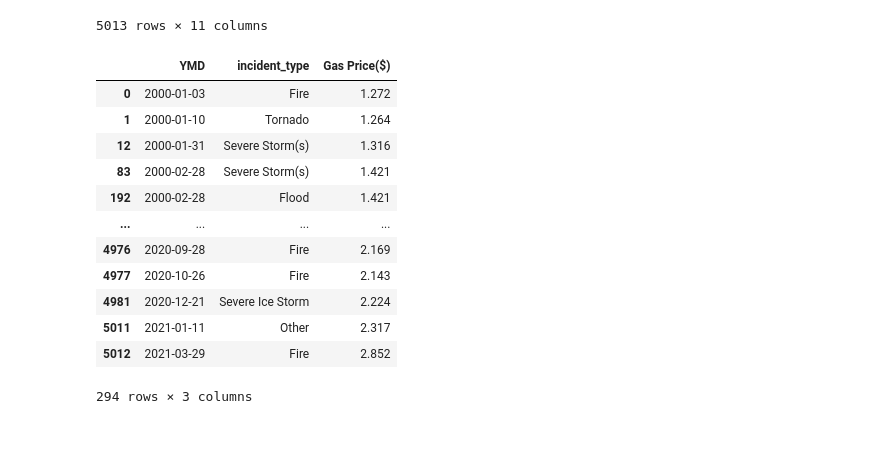
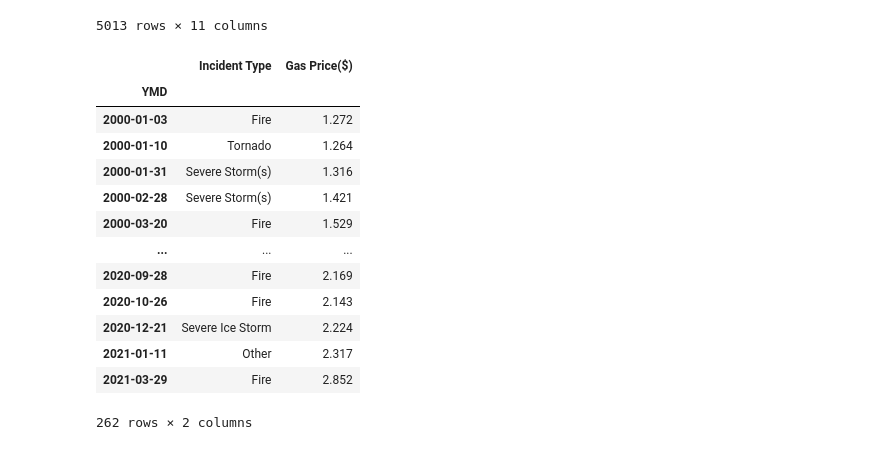
Before and after one commit to jzhao0626/Gas_Price_Analysis, a Jupyter notebook: Data_Analyzing_Mihee.ipynb, the cells around one changed output. Saved outputs shown, nothing was run; the diff lists cells and outputs as text; code cells hidden in the pictures.

```diff
--- a/Data_Analyzing_Mihee.ipynb
+++ b/Data_Analyzing_Mihee.ipynb
@@ -7,7 +7,7 @@ from matplotlib import cm
 import numpy as np
 from scipy.stats import linregress
 # %%
-gas_price_data = "Gas Price from 2000.csv"
+gas_price_data = "Resource/Gas Price from 2000.csv"
 gas_price_df = pd.read_csv(gas_price_data, header = 10)
 new_index_df = gas_price_df.set_index('observation_date')
 renamed_df = gas_price_df.rename(columns={"GASREGW":"Gas Price($)", "observation_date": "YMD"})
@@ -159,7 +159,7 @@ event_data.head()
 # %% [markdown]
 Once we click the year, we see the trend like this above and create tooltip at the peak and show a relevant event.
 # %%
-disasters = pd.read_csv("US Disaster List.csv")
+disasters = pd.read_csv("Resource/US Disaster List.csv")
 
 disasters_df = disasters[["declaration_date", "incident_type"]]
 
@@ -231,21 +231,3 @@ merged_df
 | 5011 | 2021-01-11T18:05:00Z | Other | 2021-01-11 | 2021 | 01 | 11 | 2.317 | 2021 | 1 | ... |
 | 5012 | 2021-03-29T14:00:00Z | Fire | 2021-03-29 | 2021 | 03 | 29 | 2.852 | 2021 | 3 | ... |
 5013 rows × 11 columns
-# %%
-cleaned_df = merged_df[["YMD", "incident_type", "Gas Price($)"]]
-cleaned_df = cleaned_df.drop_duplicates(keep="first")
-cleaned_df
-# %% [output]
-|  | YMD | incident_type | Gas Price($) |
-| 0 | 2000-01-03 | Fire | 1.272 |
-| 1 | 2000-01-10 | Tornado | 1.264 |
-| 12 | 2000-01-31 | Severe Storm(s) | 1.316 |
-| 83 | 2000-02-28 | Severe Storm(s) | 1.421 |
-| 192 | 2000-02-28 | Flood | 1.421 |
-| ... | ... | ... | ... |
-| 4976 | 2020-09-28 | Fire | 2.169 |
-| 4977 | 2020-10-26 | Fire | 2.143 |
-| 4981 | 2020-12-21 | Severe Ice Storm | 2.224 |
-| 5011 | 2021-01-11 | Other | 2.317 |
-| 5012 | 2021-03-29 | Fire | 2.852 |
-294 rows × 3 columns
@@ -253,0 +234,21 @@ cleaned_df.to_csv("CleanedData/Disaster_GasPrice.csv", index=False)
+# %%
+disaster_df = merged_df[["YMD", "incident_type", "Gas Price($)"]]
+disaster_df.columns = ["YMD", "Incident Type", "Gas Price($)"]
+disaster_df = disaster_df.drop_duplicates(subset="YMD")
+cleaned_disaster_df = disaster_df.set_index("YMD")
+cleaned_disaster_df
+# %% [output]
+|  | Incident Type | Gas Price($) |
+| YMD |  |  |
+| 2000-01-03 | Fire | 1.272 |
+| 2000-01-10 | Tornado | 1.264 |
+| 2000-01-31 | Severe Storm(s) | 1.316 |
+| 2000-02-28 | Severe Storm(s) | 1.421 |
+| 2000-03-20 | Fire | 1.529 |
+| ... | ... | ... |
+| 2020-09-28 | Fire | 2.169 |
+| 2020-10-26 | Fire | 2.143 |
+| 2020-12-21 | Severe Ice Storm | 2.224 |
+| 2021-01-11 | Other | 2.317 |
+| 2021-03-29 | Fire | 2.852 |
+262 rows × 2 columns
```
Also changed, not shown: parts of 3 cells of this notebook, 11 other files.
